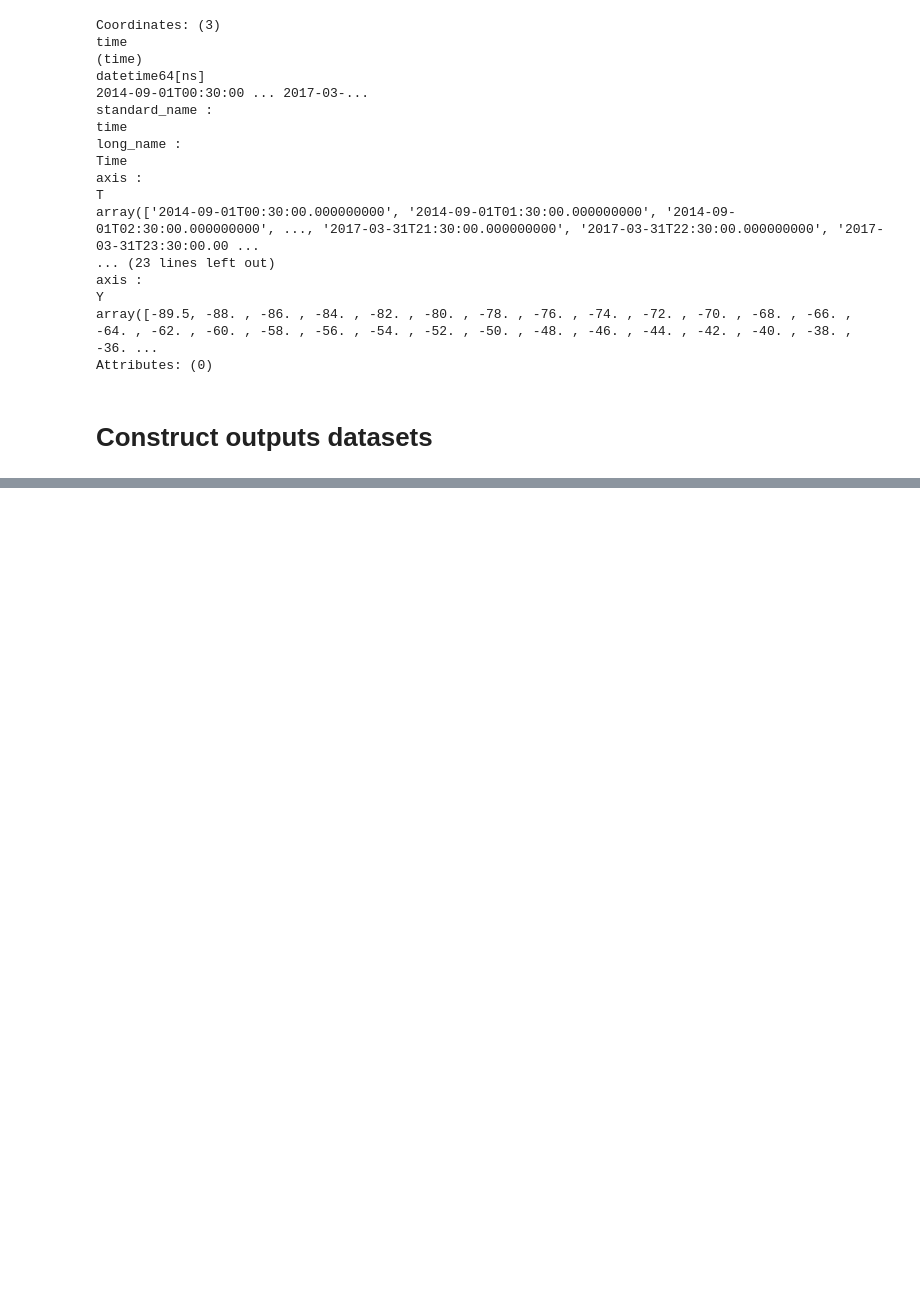
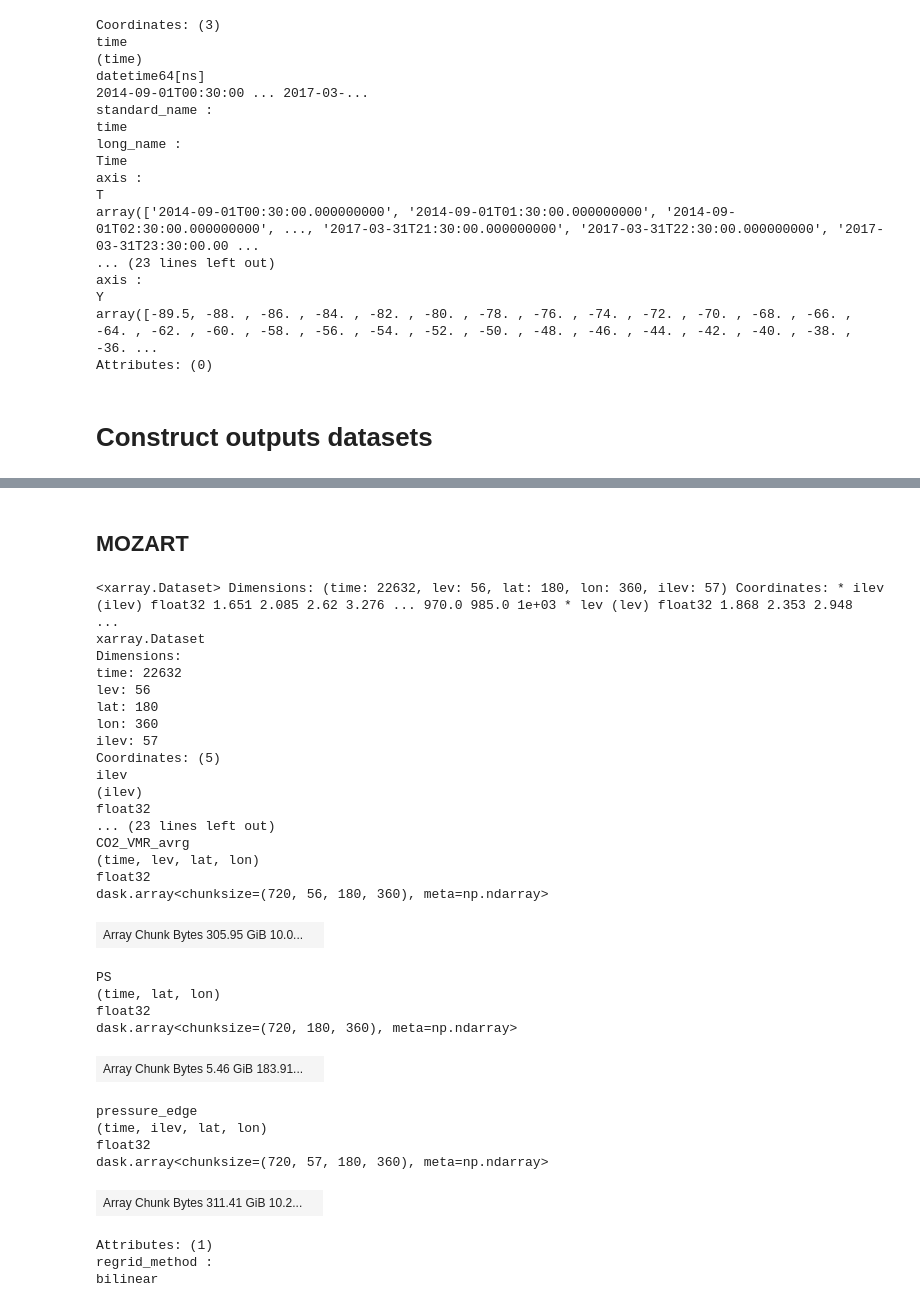
Before and after one commit to joshhjacobson/wombat-paper, a Jupyter notebook: validation/data_wrangling.ipynb, the cells around one changed output, grey strips where cells are left out. Drawn from its saved outputs; the diff is of its cells as text; code cells hidden in the pictures; blank space fills up the shorter version.

Commit message:
Setup output datasets and regrid

```diff
--- a/validation/data_wrangling.ipynb
+++ b/validation/data_wrangling.ipynb
@@ -129,2 +116,10 @@ da_geoschem.to_netcdf("../data/geoschem_inputs.nc")
 # %% [markdown]
 # Construct outputs datasets
+# %%
+target_grid = xr.Dataset(
+    {
+        "lat": (["lat"], np.arange(-89.5, 90.5, 1.0)),
+        "lon": (["lon"], np.arange(-180, 180, 1.0)),
+    }
+)
+target_grid
@@ -130,0 +134,52 @@ da_geoschem.to_netcdf("../data/geoschem_inputs.nc")
+# %% [markdown]
+## MOZART
+# %%
+with xr.open_mfdataset(file_paths, decode_times=False) as ds:
+    # setup times correctly
+    ds["time"] = pd.to_datetime(ds["date"].values, format="%Y%m%d") + pd.to_timedelta(
+        ds["datesec"].values, unit="seconds"
+    )
+    ds_mozart = ds[["CO2_VMR_avrg", "P0", "PS", "hyai", "hybi"]]
+    # compute pressure edge
+    ds_mozart["pressure_edge"] = (
+        ds_mozart["P0"] * ds_mozart["hyai"] + ds_mozart["PS"] * ds_mozart["hybi"]
+    ) / 100
+     # shift longitude coordinate reference
+    ds_mozart["lon"] = ds_mozart["lon"] - 180.0
+    # regrid to 1x1 degree
+    ds_mozart = xe.Regridder(ds_mozart, target_grid, "bilinear")(ds_mozart)
+
+# one observation for every hour of every day in study period, in units VMR, regridded
+ds_mozart
+# %% [output]
+<xarray.Dataset> Dimensions: (time: 22632, lev: 56, lat: 180, lon: 360, ilev: 57) Coordinates: * ilev (ilev) float32 1.651 2.085 2.62 3.276 ... 970.0 985.0 1e+03 * lev (lev) float32 1.868 2.353 2.948  ...
+xarray.Dataset
+Dimensions:
+time: 22632
+lev: 56
+lat: 180
+lon: 360
+ilev: 57
+Coordinates: (5)
+ilev
+(ilev)
+float32
+... (23 lines left out)
+CO2_VMR_avrg
+(time, lev, lat, lon)
+float32
+dask.array<chunksize=(720, 56, 180, 360), meta=np.ndarray>
+| Array Chunk Bytes 305.95 GiB 10.0... |  |
+PS
+(time, lat, lon)
+float32
+dask.array<chunksize=(720, 180, 360), meta=np.ndarray>
+| Array Chunk Bytes 5.46 GiB 183.91... |  |
+pressure_edge
+(time, ilev, lat, lon)
+float32
+dask.array<chunksize=(720, 57, 180, 360), meta=np.ndarray>
+| Array Chunk Bytes 311.41 GiB 10.2... |  |
+Attributes: (1)
+regrid_method :
+bilinear
```
Also changed, not shown: parts of 7 cells of this notebook, 2 other files.
